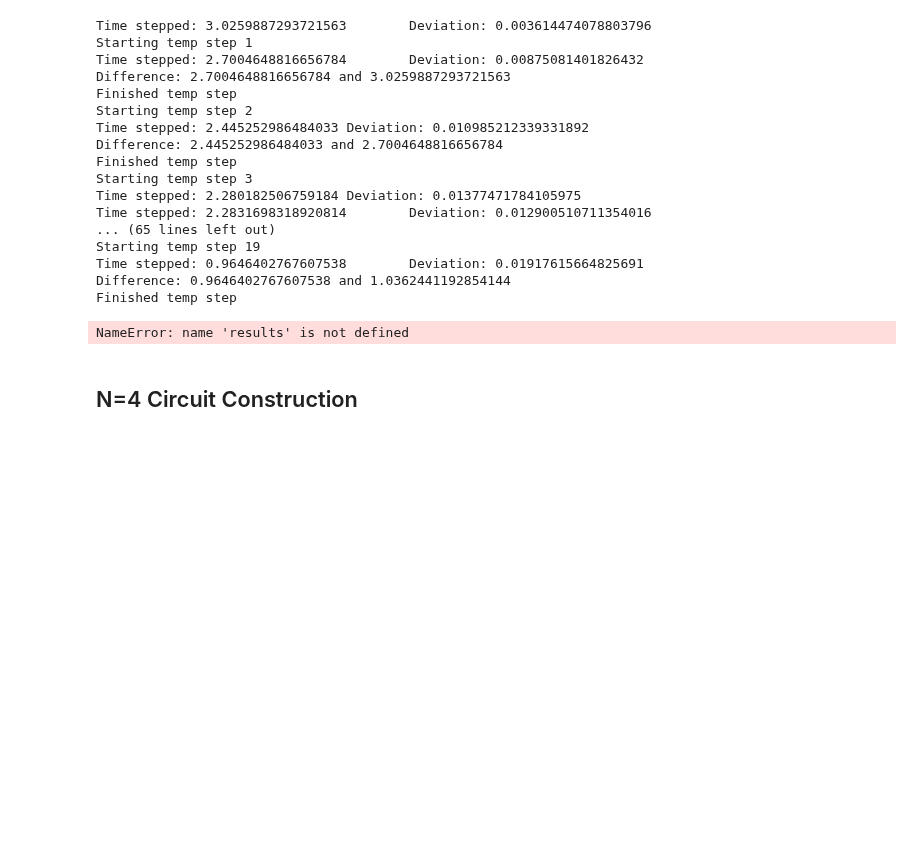
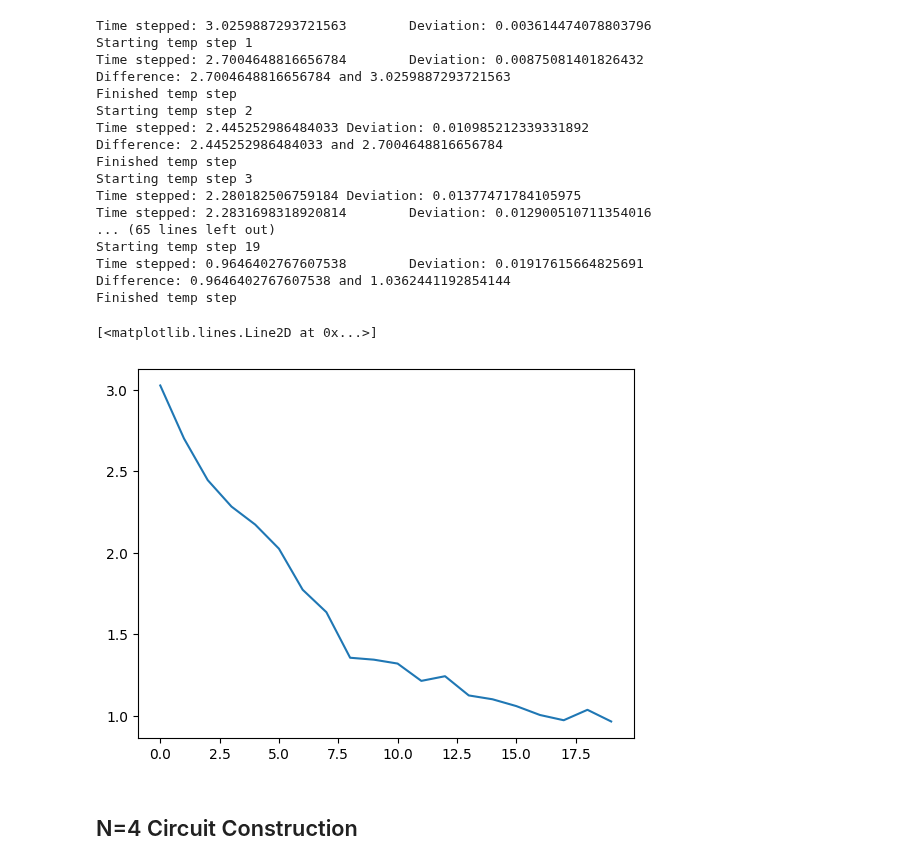
Before and after one commit to cogburner/Quantum-Schwinger, a Jupyter notebook: adaptive_trotterization.ipynb, the cells around one changed output. Drawn from its saved outputs; the diff is of its cells as text; code cells hidden in the pictures; blank space fills up the shorter version.

```diff
--- a/adaptive_trotterization.ipynb
+++ b/adaptive_trotterization.ipynb
@@ -215,10 +215,11 @@ Difference: 0.9646402767607538 and 1.0362441192854144
 Finished temp step
 # %%
 energies = [result[0].data.evs for result in results]
-times = [i for i in range(1, 20)]
+times = [i * 0.25 for i in range(1, 21)]
 plt.plot(energies)
 # %% [output]
-NameError: name 'results' is not defined
+[<matplotlib.lines.Line2D at 0x...>]
+[figure, added]
 # %% [markdown]
 ## N=4 Circuit Construction
 # %%
```
Also changed, not shown: 1 other file.
